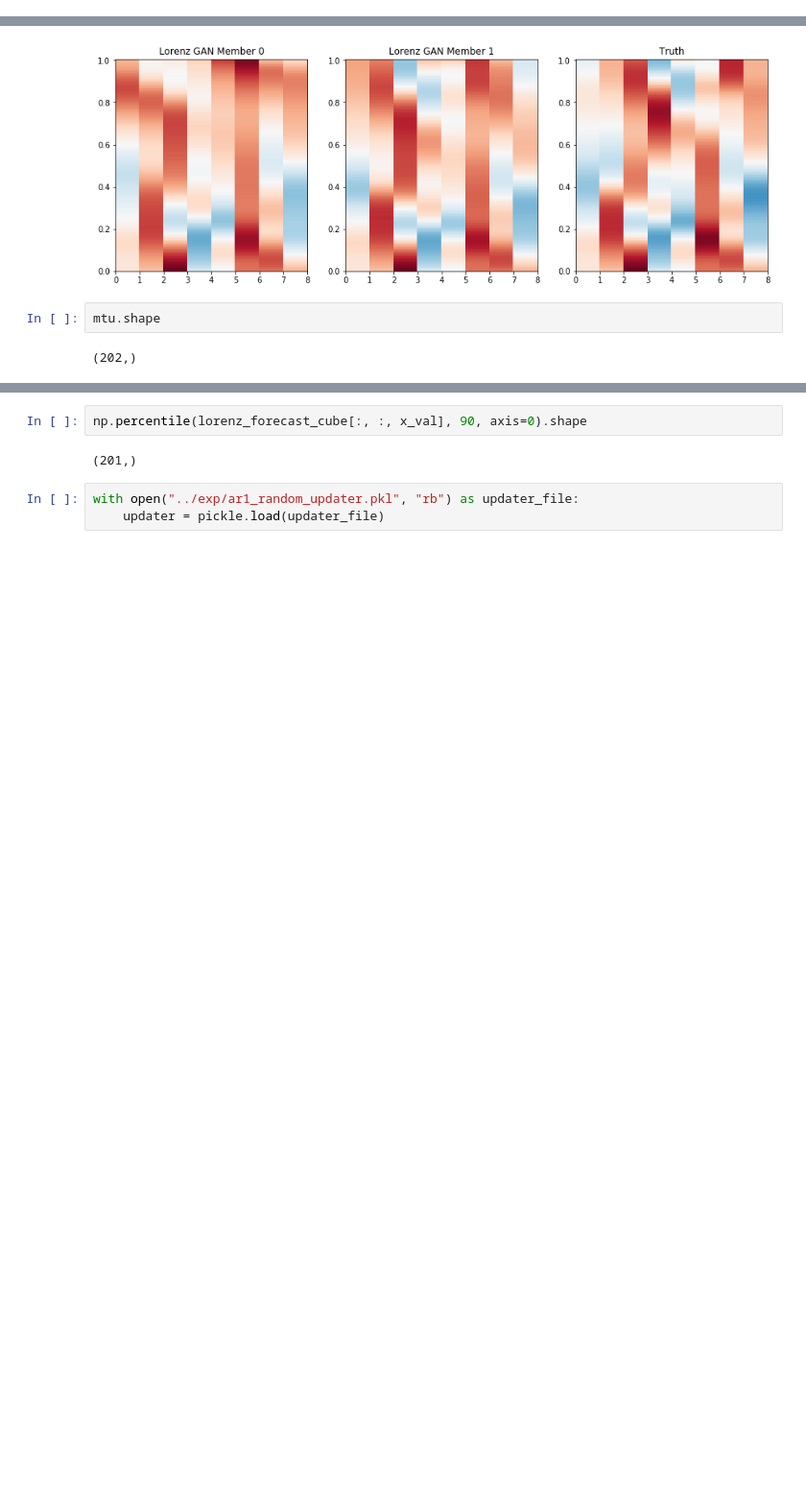
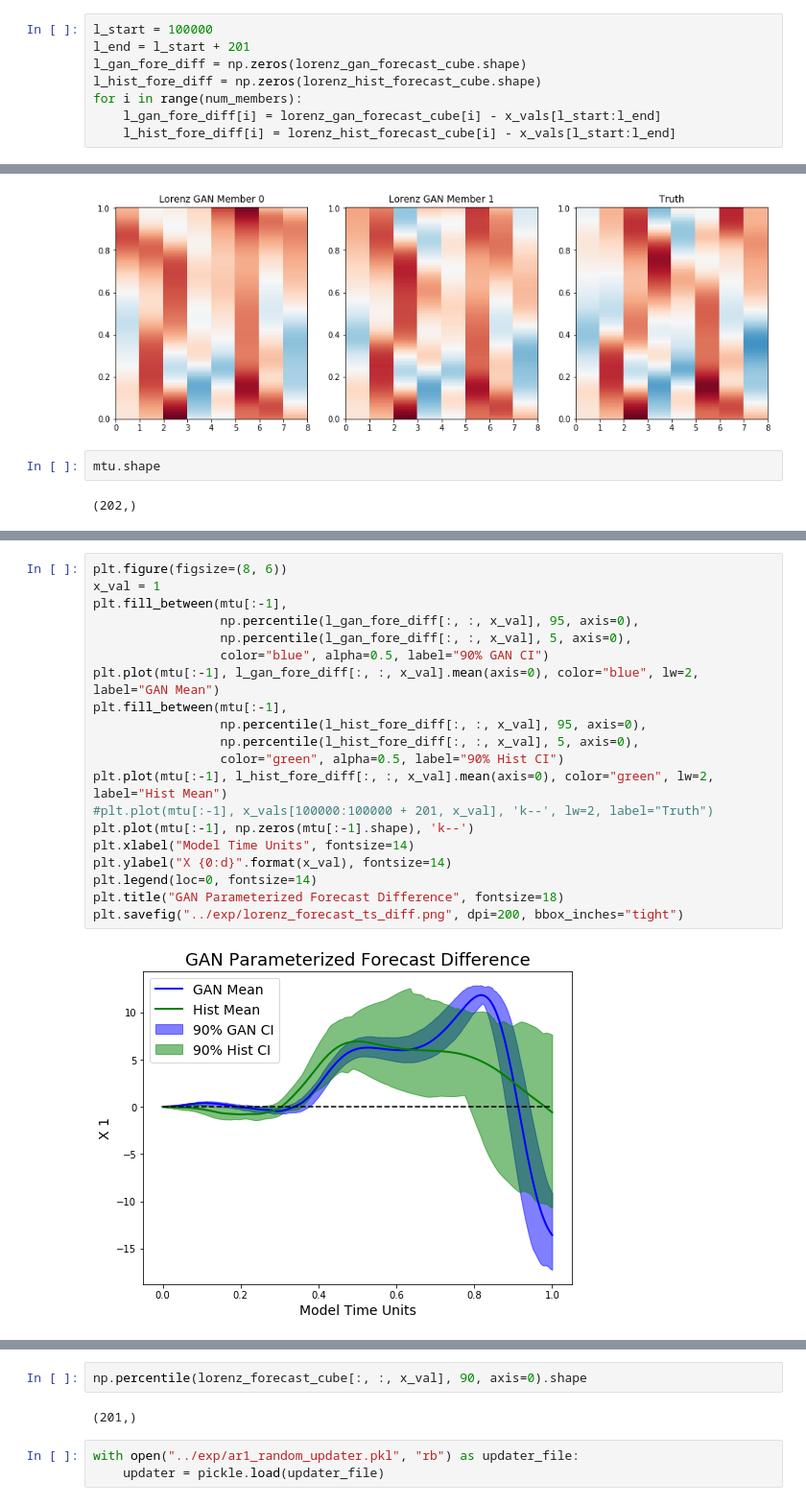
Before and after one commit to djgagne/lorenz_gan, a Jupyter notebook: notebooks/lorenz_gan_eval.ipynb, the cells around one changed output, grey strips where cells are left out. Shown at 96% size. Cells and saved outputs as stored; diff of their text form; blank space fills up the shorter version.

```diff
--- a/notebooks/lorenz_gan_eval.ipynb
+++ b/notebooks/lorenz_gan_eval.ipynb
@@ -290,5 +291,13 @@ for i in range(10):
     lorenz_gan_forecast_cube[i] = pd.read_csv("../exp/lorenz_forecast_{0:02d}.csv".format(i)).iloc[:, 2:]
     lorenz_hist_forecast_cube[i] = pd.read_csv("../exp_hist/lorenz_forecast_{0:02d}.csv".format(i)).iloc[:, 2:]
+# %%
+l_start = 100000
+l_end = l_start + 201
+l_gan_fore_diff = np.zeros(lorenz_gan_forecast_cube.shape)
+l_hist_fore_diff = np.zeros(lorenz_hist_forecast_cube.shape)
+for i in range(num_members):
+    l_gan_fore_diff[i] = lorenz_gan_forecast_cube[i] - x_vals[l_start:l_end]
+    l_hist_fore_diff[i] = lorenz_hist_forecast_cube[i] - x_vals[l_start:l_end]
 # %%
 plt.figure(figsize=(15, 5))
 mtu = np.arange(202) / 200
@@ -330,3 +339,25 @@ plt.savefig("../exp/lorenz_forecast_ts.png", dpi=200, bbox_inches="tight")
+# %%
+plt.figure(figsize=(8, 6))
+x_val = 1
+plt.fill_between(mtu[:-1],
+                 np.percentile(l_gan_fore_diff[:, :, x_val], 95, axis=0),
+                 np.percentile(l_gan_fore_diff[:, :, x_val], 5, axis=0),
+                 color="blue", alpha=0.5, label="90% GAN CI")
+plt.plot(mtu[:-1], l_gan_fore_diff[:, :, x_val].mean(axis=0), color="blue", lw=2, label="GAN Mean")
+plt.fill_between(mtu[:-1],
+                 np.percentile(l_hist_fore_diff[:, :, x_val], 95, axis=0),
+                 np.percentile(l_hist_fore_diff[:, :, x_val], 5, axis=0),
+                 color="green", alpha=0.5, label="90% Hist CI")
+plt.plot(mtu[:-1], l_hist_fore_diff[:, :, x_val].mean(axis=0), color="green", lw=2, label="Hist Mean")
+#plt.plot(mtu[:-1], x_vals[100000:100000 + 201, x_val], 'k--', lw=2, label="Truth")
+plt.plot(mtu[:-1], np.zeros(mtu[:-1].shape), 'k--')
+plt.xlabel("Model Time Units", fontsize=14)
+plt.ylabel("X {0:d}".format(x_val), fontsize=14)
+plt.legend(loc=0, fontsize=14)
+plt.title("GAN Parameterized Forecast Difference", fontsize=18)
+plt.savefig("../exp/lorenz_forecast_ts_diff.png", dpi=200, bbox_inches="tight")
+# %% [output]
+[figure, added]
 # %%
 plt.subplots(1, 1, )
 plt.pcolor(lorenz_gan_forecast_cube.std(axis=0))
```
Also changed, not shown: parts of 3 cells of this notebook, 3 other files.
